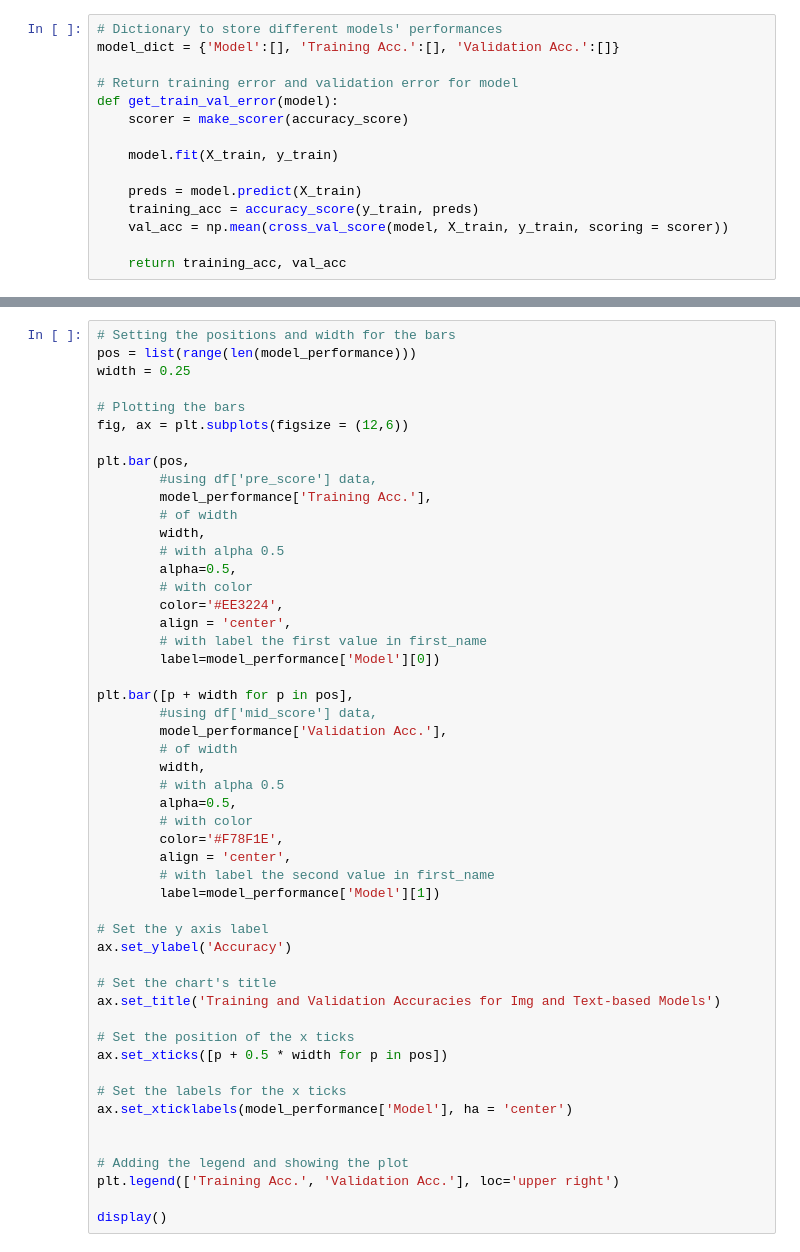
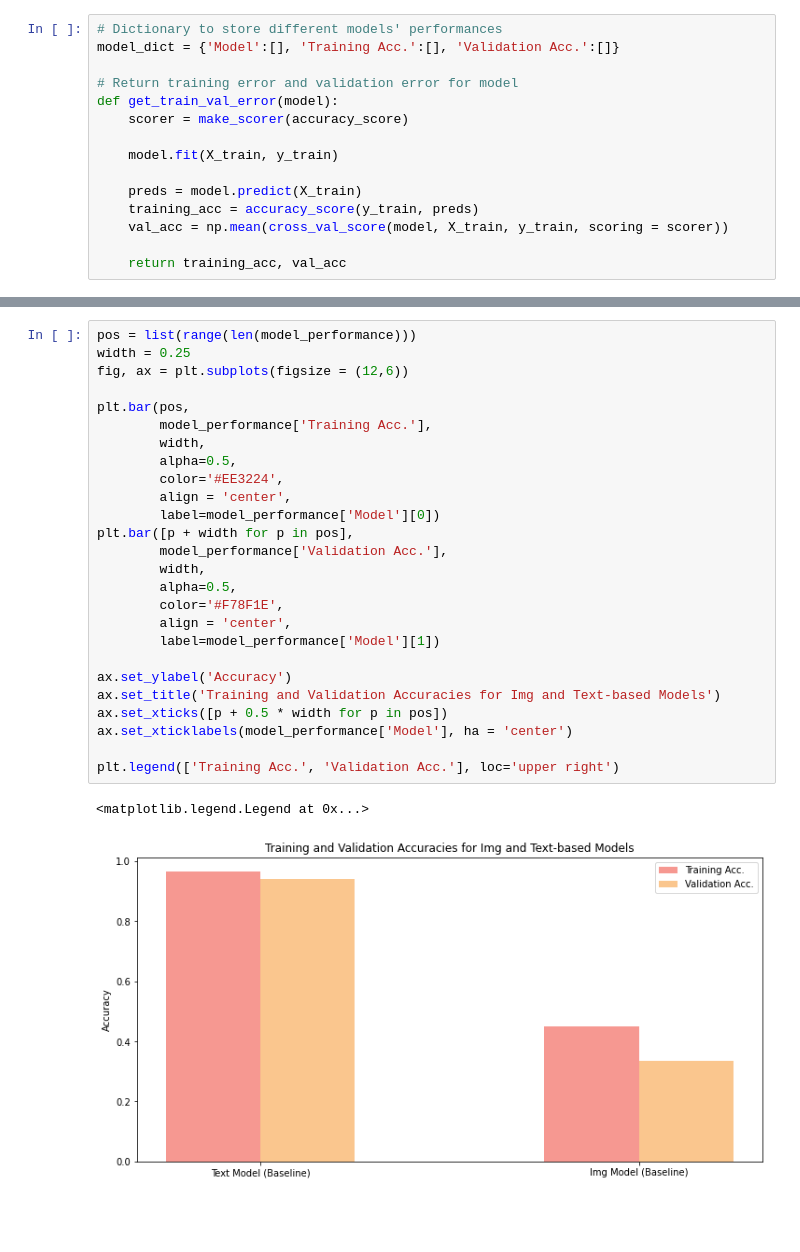
Before and after one commit to hotafrosauce1/Youtube-Video-Classification-Regression, a Jupyter notebook: Youtube_Video_Classification.ipynb, the cells around one changed output, grey strips where cells are left out. Drawn from its saved outputs; the diff is of its cells as text; blank space fills up the shorter version.

```diff
--- a/Youtube_Video_Classification.ipynb
+++ b/Youtube_Video_Classification.ipynb
@@ -272,51 +314,29 @@ model_performance
 # %%
-# Setting the positions and width for the bars
 pos = list(range(len(model_performance)))
 width = 0.25
-
-# Plotting the bars
 fig, ax = plt.subplots(figsize = (12,6))
 
 plt.bar(pos,
-        #using df['pre_score'] data,
         model_performance['Training Acc.'],
-        # of width
         width,
-        # with alpha 0.5
         alpha=0.5,
-        # with color
         color='#EE3224',
         align = 'center',
-        # with label the first value in first_name
         label=model_performance['Model'][0])
-
 plt.bar([p + width for p in pos],
-        #using df['mid_score'] data,
         model_performance['Validation Acc.'],
-        # of width
         width,
-        # with alpha 0.5
         alpha=0.5,
-        # with color
         color='#F78F1E',
         align = 'center',
-        # with label the second value in first_name
         label=model_performance['Model'][1])
 
-# Set the y axis label
 ax.set_ylabel('Accuracy')
-
-# Set the chart's title
 ax.set_title('Training and Validation Accuracies for Img and Text-based Models')
-
-# Set the position of the x ticks
 ax.set_xticks([p + 0.5 * width for p in pos])
-
-# Set the labels for the x ticks
 ax.set_xticklabels(model_performance['Model'], ha = 'center')
 
-
-# Adding the legend and showing the plot
 plt.legend(['Training Acc.', 'Validation Acc.'], loc='upper right')
-
-display()
+# %% [output]
+<matplotlib.legend.Legend at 0x...>
+[figure, added]
```
Also changed, not shown: parts of 19 cells of this notebook.
